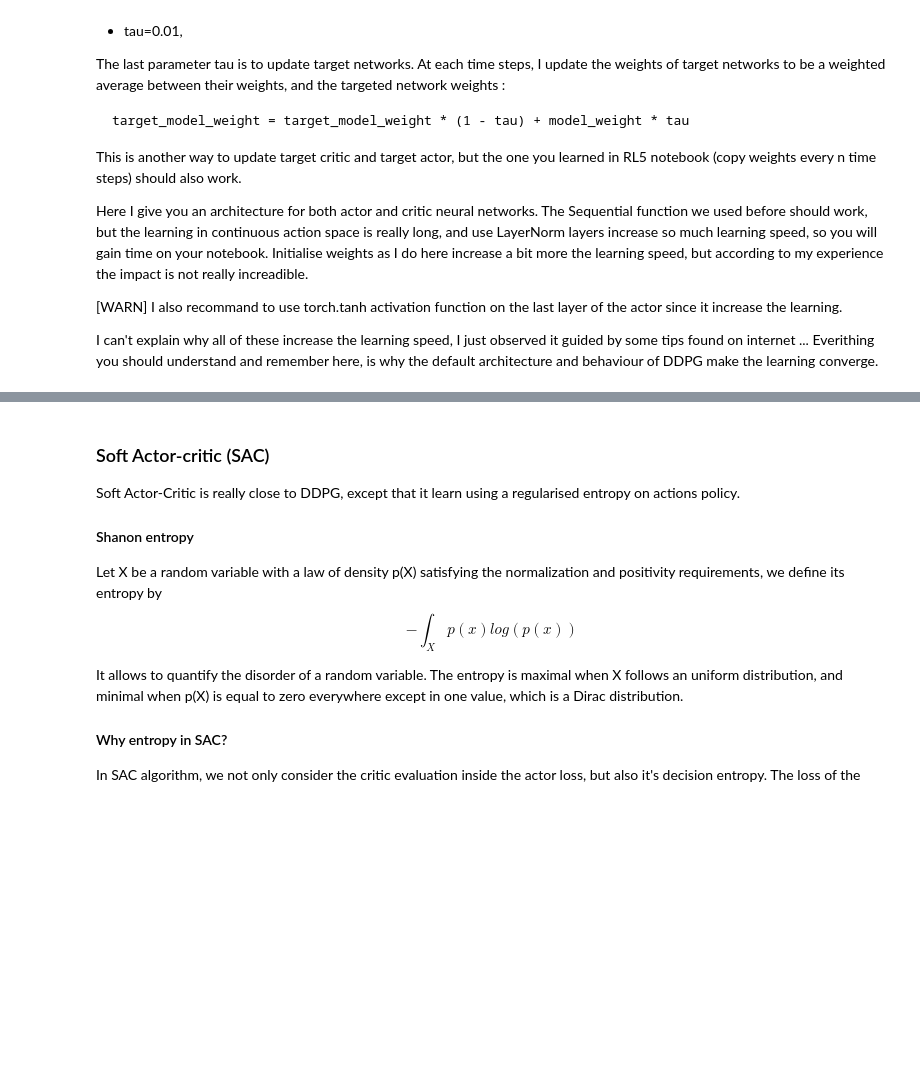
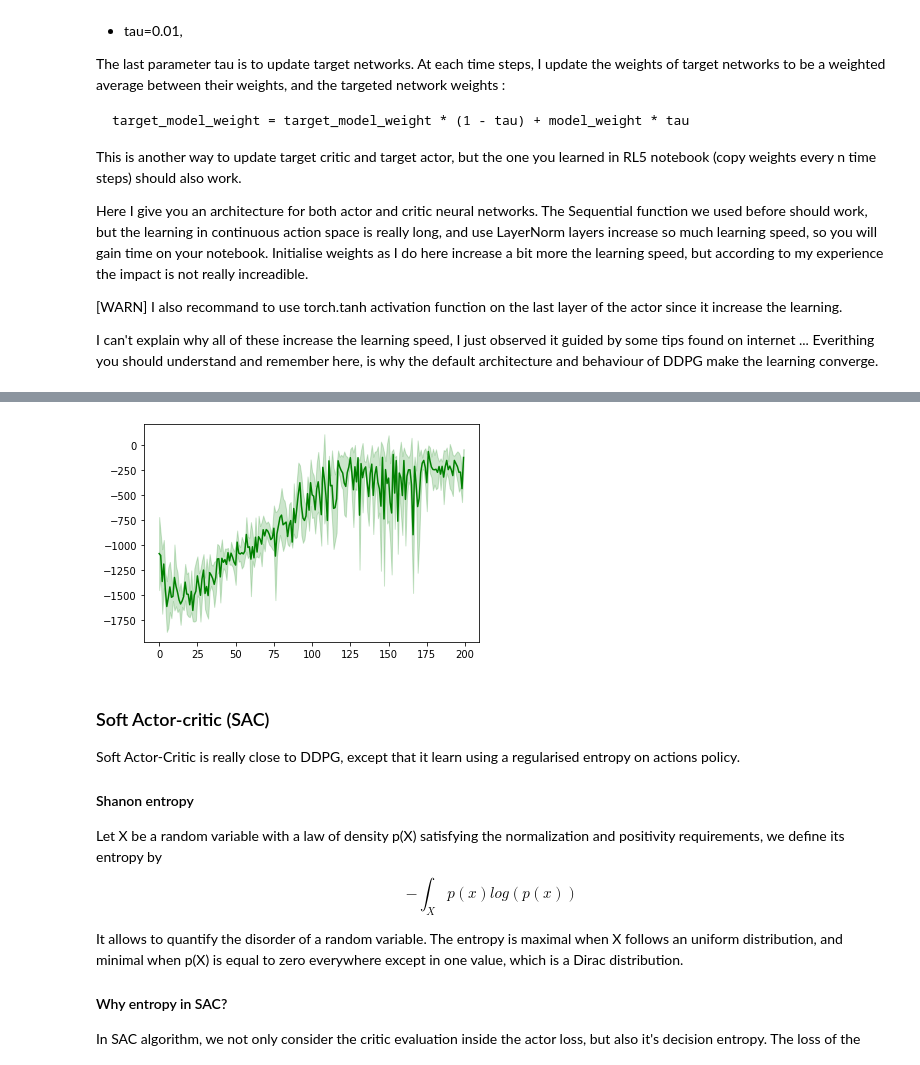
Before and after one commit to SupaeroDataScience/reinforcement-learning, a Jupyter notebook: notebooks/RL6 - Actor-Critic.ipynb, the cells around one changed output, grey strips where cells are left out. Saved outputs shown, nothing was run; the diff lists cells and outputs as text; code cells hidden in the pictures; blank space fills up the shorter version.

```diff
--- a/notebooks/RL6 - Actor-Critic.ipynb
+++ b/notebooks/RL6 - Actor-Critic.ipynb
@@ -495,3 +525,79 @@ plt.show()
 # %%
 # %load solutions/RL6_DDPG.py
+# If you get stuck, uncomment the line above to load a correction in this cell (then you can execute this code).
+
 ### NEW indicate the differences between DQN and DDPG.
+class DDPGAgent(Agent):
+    def __init__(self, state_space, action_space, device, actor_lr=0.000025, critic_lr=0.00025, tau=0.001, gamma=0.99,
+                 max_size=1000000, layer1_size=200, layer2_size=150, batch_size=64, noise_std=0.1, name="DDPG"):
+        assert isinstance(action_space, gym.spaces.Box)  ### NEW: The action space is now continuous
+        super().__init__(state_space, action_space, device=device, name=name)
+        self.gamma = gamma
+        self.tau = tau
+        self.replay_buffer = ReplayBuffer(max_size, self.device)
+        self.batch_size = batch_size
+
+        self.actor = DefaultNN(actor_lr, self.state_size, layer1_size, layer2_size, self.nb_actions, self.device,
+                               last_activation=torch.tanh)
+        self.critic = DefaultNN(critic_lr, self.state_size + self.nb_actions, layer1_size, layer2_size, 1, self.device)
+
+        self.target_actor = copy.deepcopy(self.actor)
+        self.target_critic = copy.deepcopy(self.critic)
+
+        self.normal_distribution = torch.distributions.normal.Normal(
+            torch.zeros(self.nb_actions), torch.full((self.nb_actions,), noise_std))
+
+    def action(self, observation):
+        with torch.no_grad():
+            observation = torch.tensor(observation, dtype=torch.float).to(self.device)
+            actor_output = self.actor.forward(observation).to(self.device)
+            noise = self.normal_distribution.sample()
+            action = actor_output + noise
+        return action.cpu().detach().numpy()
+
+    def on_action_stop(self, action, new_state, reward, done):
+        self.replay_buffer.append(self.last_state, action, reward, new_state, done)
+        self.learn()
+        super().on_action_stop(action, new_state, reward, done)
+
+    def learn(self):
+        if len(self.replay_buffer) > self.batch_size:
+            states, actions, rewards, new_states, dones = self.replay_buffer.sample(self.batch_size)
+
+            with torch.no_grad():
+                target_actions = self.target_actor.forward(new_states)
+                critic_value_ = self.target_critic.forward(torch.concat((new_states, target_actions), dim=-1))
+            critic_value = self.critic.forward(torch.concat((states, actions), dim=-1))
+            target = torch.addcmul(rewards, self.gamma, 1 - dones, critic_value_.squeeze()).view(self.batch_size, 1)
+            self.critic.optimizer.zero_grad()
+            critic_loss = torch.nn.functional.mse_loss(target, critic_value)
+            critic_loss.backward()
+            self.critic.optimizer.step()
+
+            self.actor.optimizer.zero_grad()
+            actions = self.actor.forward(states)
+            actor_loss = - self.critic.forward(torch.concat((states, actions), dim=-1))
+            actor_loss = torch.mean(actor_loss)
+            actor_loss.backward()
+            self.actor.optimizer.step()
+
+            self.target_critic.converge_to(self.critic, tau=self.tau)
+            self.target_actor.converge_to(self.actor, tau=self.tau)
+
+# Test our agent on Pendulum-v0
+environment = gym.make("Pendulum-v0")
+nb_seeds = 4
+seeds_result = []
+for seed_id in range(nb_seeds):
+    agent = DDPGAgent(environment.observation_space, environment.action_space, device=DEVICE)
+    seeds_result.append(simulation(environment, agent))
+
+seeds_result = np.array(seeds_result)
+means = np.mean(seeds_result, axis=0)
+stds = np.std(seeds_result, axis=0)
+
+plt.cla()
+plt.plot(means, color="g")
+plt.fill_between([x for x in range(len(means))], means + stds, means - stds, color="g", alpha=0.2)
+plt.show()
+# %% [output]
@@ -498,3 +621,4 @@ plt.show()
+[figure, added]
 # %% [markdown]
 ### Soft Actor-critic (SAC)
 
```
Also changed, not shown: parts of 6 cells of this notebook, 24 other files.
